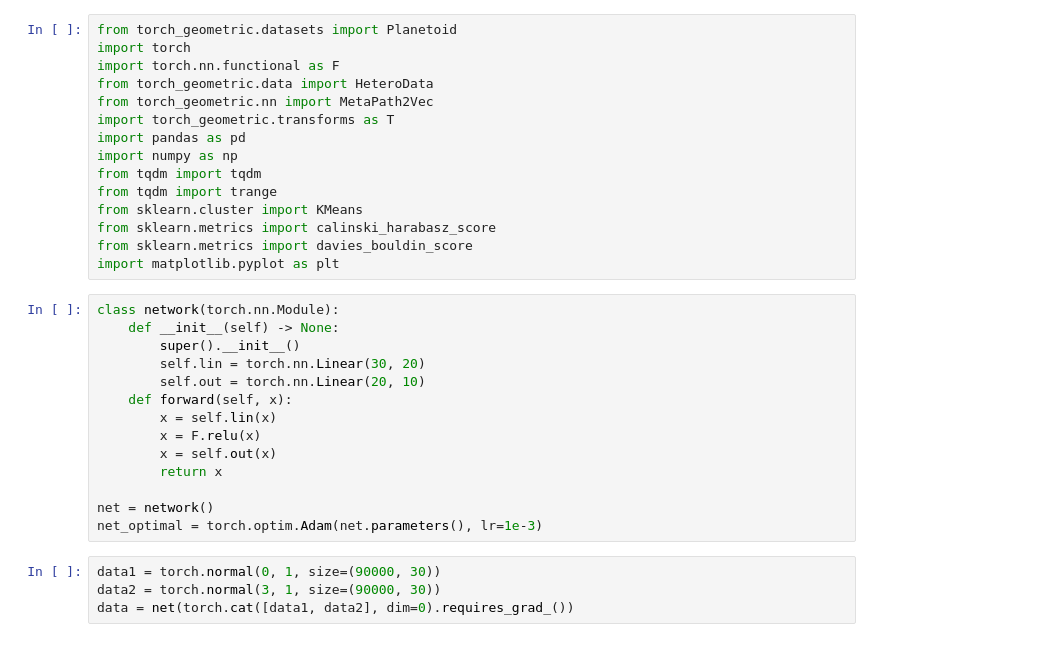
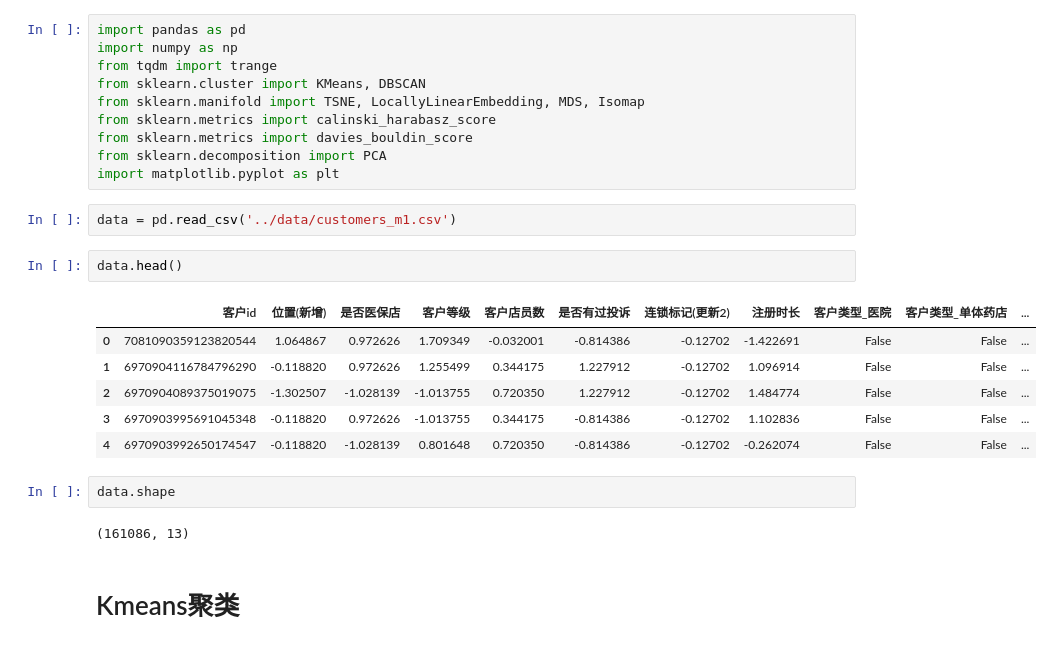
Before and after one commit to Aegis1863/10th-Statistical-Modeling-Competition, a Jupyter notebook: notebook/cluster.ipynb, the cells around one changed output. Drawn from its saved outputs; the diff is of its cells as text.

```diff
--- a/notebook/cluster.ipynb
+++ b/notebook/cluster.ipynb
@@ -1,33 +1,27 @@
 # %%
-from torch_geometric.datasets import Planetoid
-import torch
-import torch.nn.functional as F
-from torch_geometric.data import HeteroData
-from torch_geometric.nn import MetaPath2Vec
-import torch_geometric.transforms as T
 import pandas as pd
 import numpy as np
-from tqdm import tqdm
 from tqdm import trange
-from sklearn.cluster import KMeans
+from sklearn.cluster import KMeans, DBSCAN
+from sklearn.manifold import TSNE, LocallyLinearEmbedding, MDS, Isomap
 from sklearn.metrics import calinski_harabasz_score
 from sklearn.metrics import davies_bouldin_score
+from sklearn.decomposition import PCA
 import matplotlib.pyplot as plt
-# %%
-class network(torch.nn.Module):
-    def __init__(self) -> None:
-        super().__init__()
-        self.lin = torch.nn.Linear(30, 20)
-        self.out = torch.nn.Linear(20, 10)
-    def forward(self, x):
-        x = self.lin(x)
-        x = F.relu(x)
-        x = self.out(x)
-        return x
-
-net = network()
-net_optimal = torch.optim.Adam(net.parameters(), lr=1e-3)
-# %%
-data1 = torch.normal(0, 1, size=(90000, 30))
-data2 = torch.normal(3, 1, size=(90000, 30))
-data = net(torch.cat([data1, data2], dim=0).requires_grad_())
+# %%
+data = pd.read_csv('../data/customers_m1.csv')
+# %%
+data.head()
+# %% [output]
+|  | 客户id | 位置(新增) | 是否医保店 | 客户等级 | 客户店员数 | 是否有过投诉 | 连锁标记(更新2) | 注册时长 | 客户类型_医院 | 客户类型_单体药店 | ... |
+| 0 | 7081090359123820544 | 1.064867 | 0.972626 | 1.709349 | -0.032001 | -0.814386 | -0.12702 | -1.422691 | False | False | ... |
+| 1 | 6970904116784796290 | -0.118820 | 0.972626 | 1.255499 | 0.344175 | 1.227912 | -0.12702 | 1.096914 | False | False | ... |
+| 2 | 6970904089375019075 | -1.302507 | -1.028139 | -1.013755 | 0.720350 | 1.227912 | -0.12702 | 1.484774 | False | False | ... |
+| 3 | 6970903995691045348 | -0.118820 | 0.972626 | -1.013755 | 0.344175 | -0.814386 | -0.12702 | 1.102836 | False | False | ... |
+| 4 | 6970903992650174547 | -0.118820 | -1.028139 | 0.801648 | 0.720350 | -0.814386 | -0.12702 | -0.262074 | False | False | ... |
+# %%
+data.shape
+# %% [output]
+(161086, 13)
+# %% [markdown]
+# Kmeans聚类
```
Also changed, not shown: parts of 9 cells of this notebook, 17 other files.
